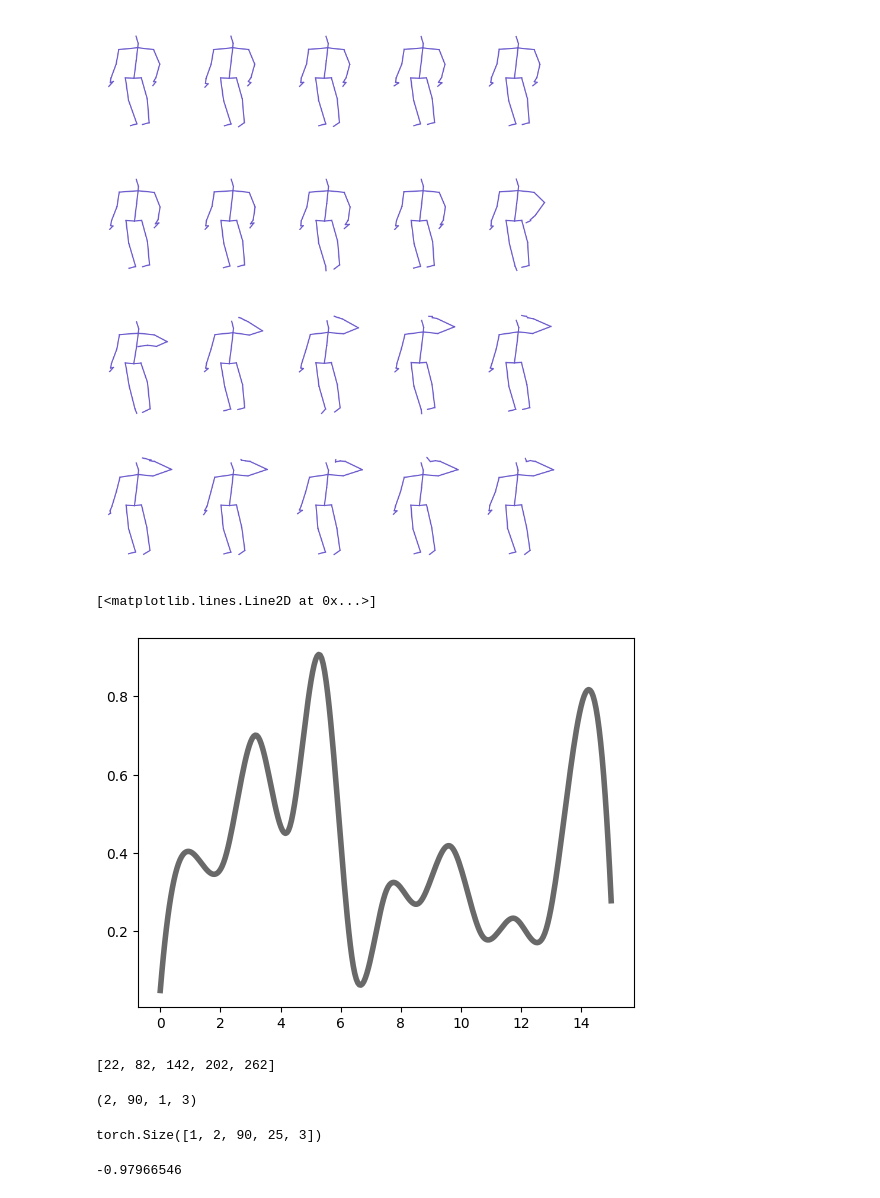
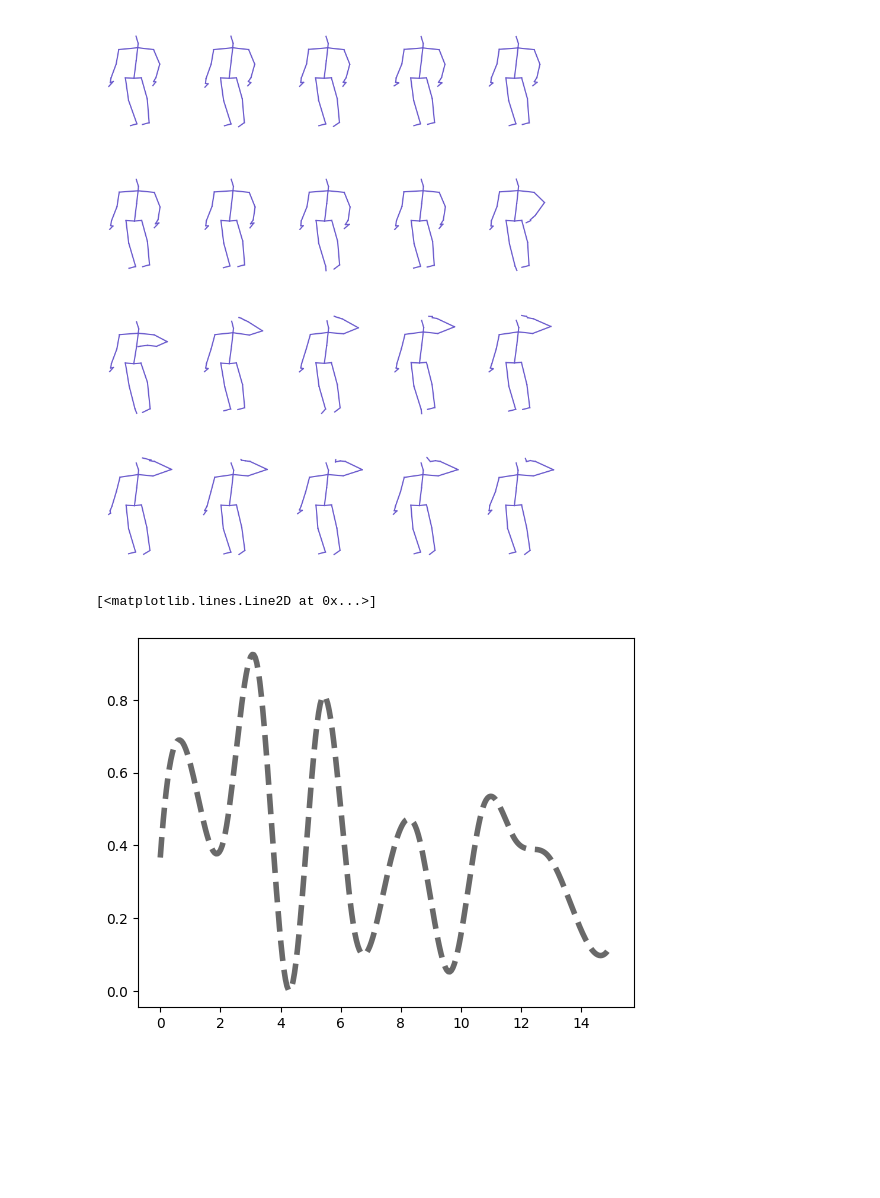
Before and after one commit to Ruizhuo-Xu/SKeleton2vec-code, a Jupyter notebook: visualization.ipynb, the cells around one changed output. Cells and saved outputs as stored; diff of their text form; code cells hidden in the pictures; blank space fills up the shorter version.

```diff
--- a/visualization.ipynb
+++ b/visualization.ipynb
@@ -1052,50 +1052,19 @@ visualize_2d_skeleton(skeleton[:, :40, :, :],
 # %%
 import numpy as np
 import matplotlib.pyplot as plt
 from scipy.interpolate import make_interp_spline
 #曲线平滑处理
 
 # 生成数据
 num = 15
 x = np.linspace(0, num, num)
 # y = np.sin(x)
 y = np.random.rand(num) * 0.5
-y[1] = 0.4; y[3] = 0.70; y[5] = 0.9; y[7] = 0.30; y[-2] = 0.75
+y[1] = 0.6; y[3] = 0.90; y[5] = 0.8; y[7] = 0.30;
 m = make_interp_spline(x, y)
 xs = np.linspace(0, num, 300)
 ys = m(xs)
-plt.plot(xs, ys, color='dimgray', linewidth=4)
-
-# # 绘制平滑曲线
-# plt.plot(x, y, label='sin(x)', linewidth=2)
-# # plt.plot(x, y, 'o', color='red')
-
-# # 添加标题和标签
-# plt.title('Smooth Curve')
-# plt.xlabel('x')
-# plt.ylabel('y')
-
-# # 显示图例
-# plt.legend()
-
-# # 显示图形
-# plt.show()
+plt.plot(xs, ys, color='dimgray', linewidth=4, linestyle='--')
 # %% [output]
 [<matplotlib.lines.Line2D at 0x...>]
-[figure, old version]
+[figure, new version]
-# %%
-labels
-# %% [output]
-[22, 82, 142, 202, 262]
-# %%
-skeleton.min(axis=-2, keepdims=True).shape
-# %% [output]
-(2, 90, 1, 3)
-# %%
-dataset[0]['keypoint'].shape
-# %% [output]
-torch.Size([1, 2, 90, 25, 3])
-# %%
-skeleton.min()
-# %% [output]
--0.97966546
```
Also changed, not shown: parts of 4 cells of this notebook, 30 other files.
